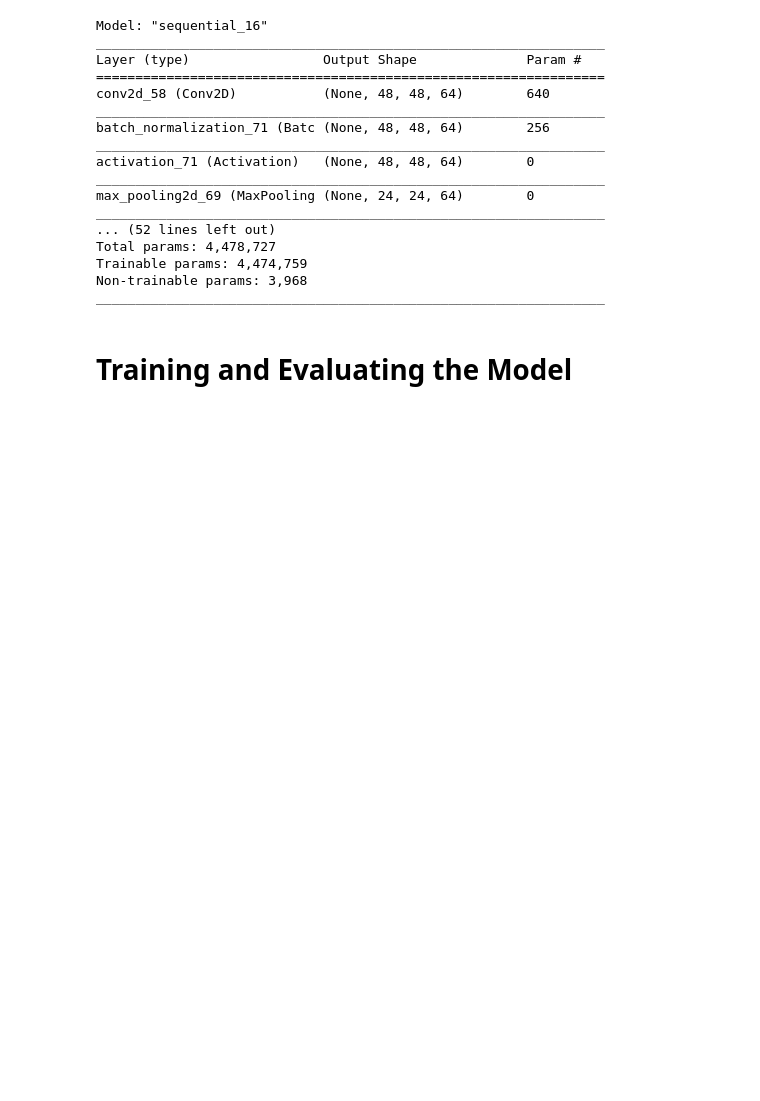
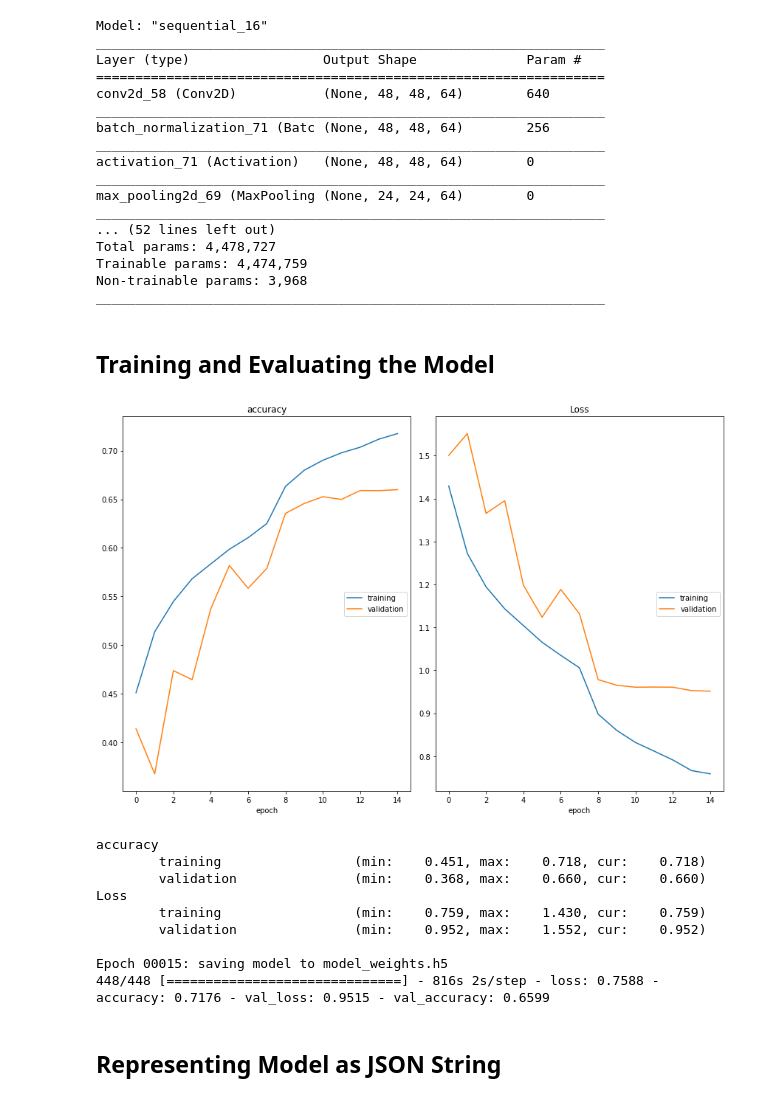
Before and after one commit to kshitij4/Facial-Expression-Detection, a Jupyter notebook: Face Expression Detection.ipynb, the cells around one changed output. Saved outputs shown, nothing was run; the diff lists cells and outputs as text; code cells hidden in the pictures; blank space fills up the shorter version.

Commit message:
Model Trained , Json and HDF5 files created

```diff
--- a/Face Expression Detection.ipynb
+++ b/Face Expression Detection.ipynb
@@ -83,7 +84,7 @@ batch_size = 64
 
 # Datagenerator object for training set train :
 datagen_train = ImageDataGenerator(horizontal_flip = True)
-tain_gen = datagen_train.flow_from_directory("train/",target_size =(img_size,img_size),color_mode='grayscale',
+train_gen = datagen_train.flow_from_directory("train/",target_size =(img_size,img_size),color_mode='grayscale',
                                              batch_size = batch_size, class_mode = 'categorical',shuffle= True)
 
 # Validation datagenerator
@@ -169,4 +170,36 @@ Trainable params: 4,474,759
 Non-trainable params: 3,968
 _________________________________________________________________
 # %% [markdown]
-# Training and Evaluating the Model
+## Training and Evaluating the Model
+# %%
+epochs =15
+training_steps = train_gen.n//train_gen.batch_size
+validation_steps = validation_gen.n//validation_gen.batch_size
+
+checkpoint =ModelCheckpoint("model_weights.h5",monitor = "val_accuracy",save_weights_only = True, mode='max',verbose=1)
+
+reduce_lr = ReduceLROnPlateau(monitor="val_loss",factor = 0.1, patience =2, min_lr =0.0001, mode="auto")
+
+callbacks = [PlotLossesCallback(), checkpoint, reduce_lr]
+
+history = model.fit(
+    x = train_gen,
+    steps_per_epoch= training_steps,
+    epochs =epochs,
+    validation_data = validation_gen,
+    validation_steps = validation_steps,
+    callbacks =callbacks
+)
+# %% [output]
+[figure, added]
+accuracy
+        training                 (min:    0.451, max:    0.718, cur:    0.718)
+        validation               (min:    0.368, max:    0.660, cur:    0.660)
+Loss
+        training                 (min:    0.759, max:    1.430, cur:    0.759)
+        validation               (min:    0.952, max:    1.552, cur:    0.952)
+
+Epoch 00015: saving model to model_weights.h5
+448/448 [==============================] - 816s 2s/step - loss: 0.7588 - accuracy: 0.7176 - val_loss: 0.9515 - val_accuracy: 0.6599
+# %% [markdown]
+## Representing Model as JSON String
```
Also changed, not shown: parts of 6 cells of this notebook, 2 other files.
